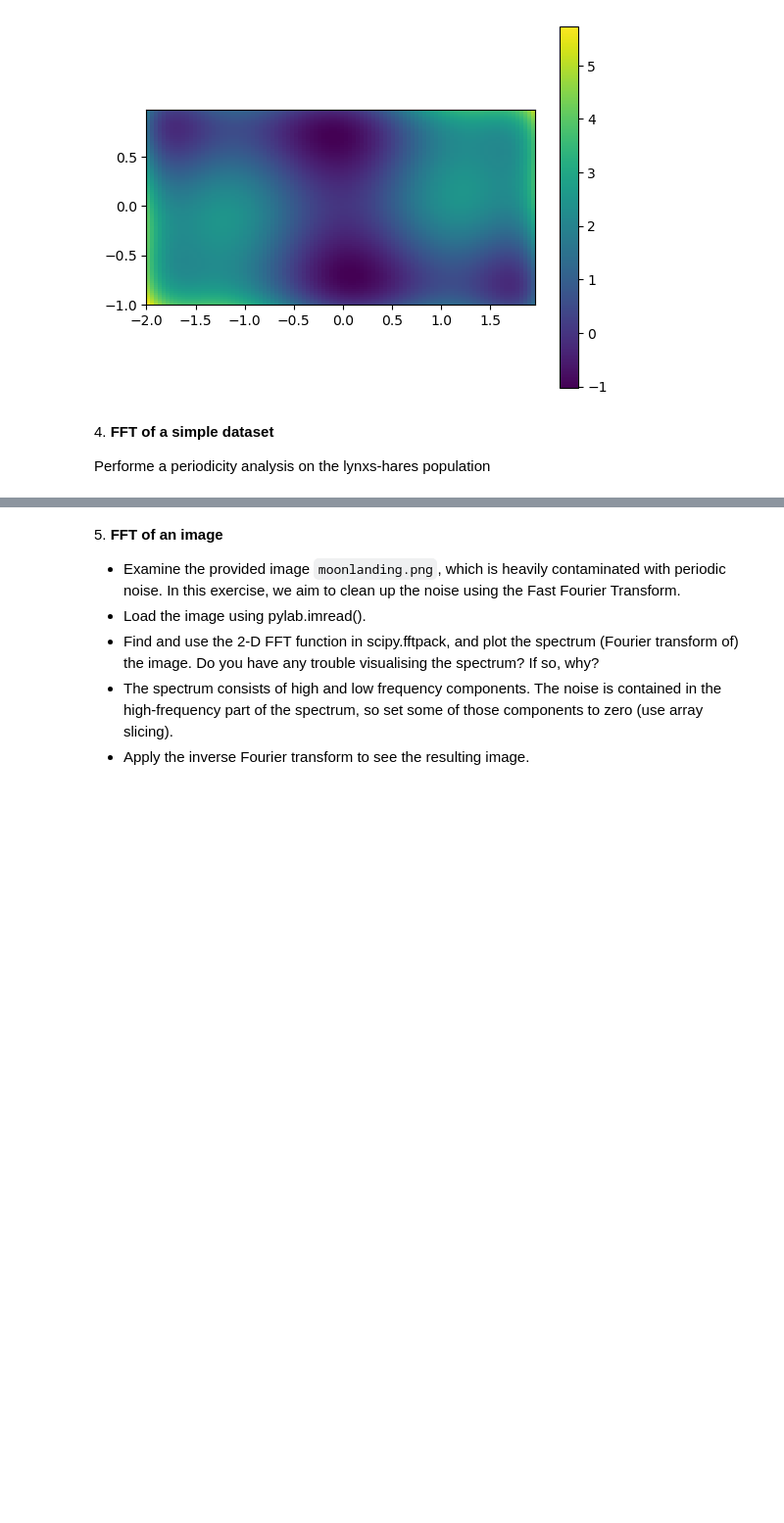
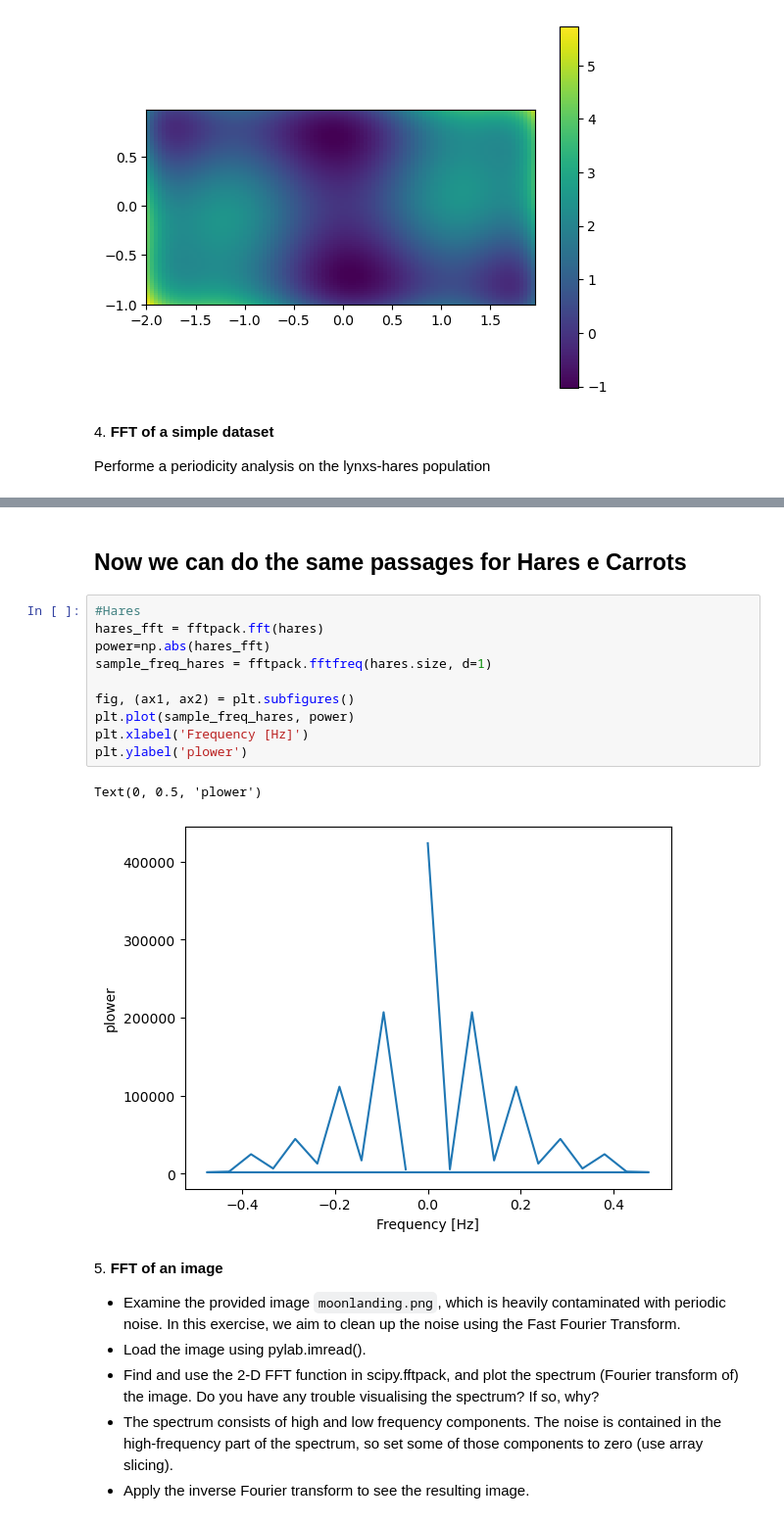
Before and after one commit to vepe99/LaboratoryOfComputationalPhysics_Y5, a Jupyter notebook: 09ex_Algorithms.ipynb, the cells around one changed output, grey strips where cells are left out. Shown at 98% size. Drawn from its saved outputs; the diff is of its cells as text; blank space fills up the shorter version.

```diff
--- a/09ex_Algorithms.ipynb
+++ b/09ex_Algorithms.ipynb
@@ -213,3 +273,18 @@ Performe a periodicity analysis on the lynxs-hares population
+# %% [markdown]
+## Now we can do the same passages for Hares e Carrots
+# %%
+#Hares
+hares_fft = fftpack.fft(hares)
+power=np.abs(hares_fft)
+sample_freq_hares = fftpack.fftfreq(hares.size, d=1)
+
+fig, (ax1, ax2) = plt.subfigures()
+plt.plot(sample_freq_hares, power)
+plt.xlabel('Frequency [Hz]')
+plt.ylabel('plower')
+# %% [output]
+Text(0, 0.5, 'plower')
+[figure, added]
 # %% [markdown]
 5\. **FFT of an image**
 
```
Also changed, not shown: parts of 5 cells of this notebook.
